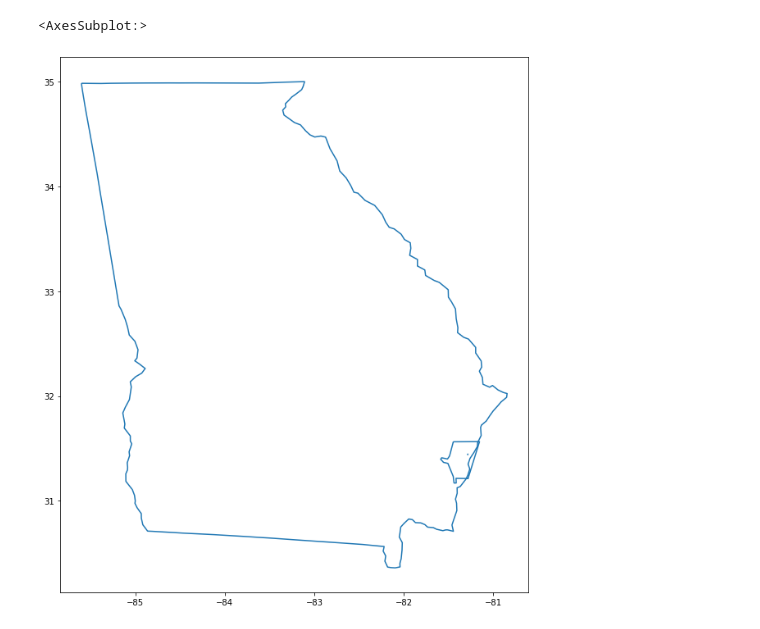
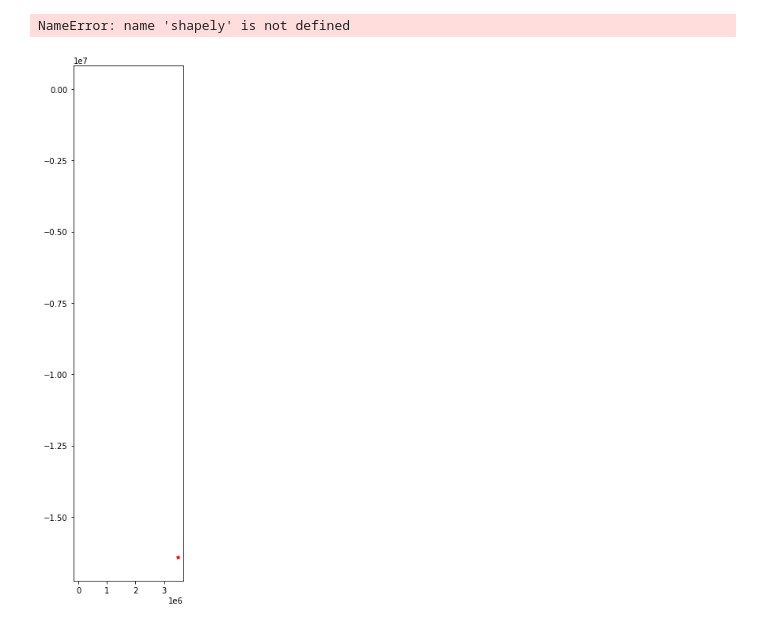
Before and after one commit to asajulien/PhD, a Jupyter notebook: Jupyter/Flats work/ROI for FLATS.ipynb, the cells around one changed output. Cells and saved outputs as stored; diff of their text form; code cells hidden in the pictures.

Commit message:
More figure updates

```diff
--- a/Jupyter/Flats work/ROI for FLATS.ipynb
+++ b/Jupyter/Flats work/ROI for FLATS.ipynb
@@ -57,17 +57,59 @@ Map(bottom=107386.0, center=[31.26195272205703, -81.02074308866202], controls=(W
 #Map of flux tower and GCE
 import matplotlib.pyplot as plt
 import geopandas as gpd
+import folium
+import contextily as ctx
 
-states = gpd.read_file('F:/US states/cb_2018_us_state_20m.shp').to_crs(4326)
+states = gpd.read_file('F:/US states/cb_2018_us_state_20m.shp').to_crs(3857) #Web mercator
 states.crs
 
-gce = gpd.read_file(gce_lter).to_crs(4326)
-flux = gpd.read_file(gce_fluxproper).to_crs(4326)
+gce = gpd.read_file(gce_lter).to_crs(3857)
+flux = gpd.read_file(gce_fluxproper).to_crs(3857)
 
-fig, ax = plt.subplots (figsize = (12,12))
-states[states['NAME'] == 'Georgia'].boundary.plot(ax = ax)
-gce.boundary.plot(ax = ax)
-flux.plot(ax = ax)
+p = gpd.GeoSeries(shapely.geometry.Point(31.3894, -81.2836), crs="epsg:4326").to_crs(3857)
+
+fig, ax = plt.subplots (figsize = (12,12), alpha = 0.5, edgecolor = 'black')
+states[states['NAME'] == 'Georgia'].boundary.plot(ax = ax, edgecolor = 'black')
+gce.boundary.plot(ax = ax, edgecolor = 'red')
+# flux.plot(ax = ax)
+
+ctx.add_basemap(ax, zoom = 8, source=ctx.providers.Stamen.TonerLite)
+
+# p.plot(ax = ax, marker_type = "marker")
+
+from matplotlib_scalebar.scalebar import ScaleBar
+
+ax.add_artist(ScaleBar(
+    dx=1,
+    units="km",
+     dimension="si-length",
+     length_fraction=0.25,
+    scale_formatter=lambda value, unit: f' {value * 1000} km ',
+    location='lower left'
+))
+ax.set_yticks([])
+ax.set_xticks([])
 # %% [output]
-<AxesSubplot:>
+NameError: name 'shapely' is not defined
-[figure, removed]
+# %%
+# fig, ax = plt.subplots (figsize = (12,12), alpha = 0.5, edgecolor = 'black')
+# axins = zoomed_inset_axes(ax, 2, loc=1)
+# minx,miny,maxx,maxy =  ga_state.total_bounds
+# axins.set_xlim(minx, maxx)
+# axins.set_ylim(miny, maxy)
+
+# mark_inset(ax, axins, loc1=2, loc2=4, fc="none", ec="0.5")
+# plt.show()
+
+
+# Create a base map of Georgia
+ax = ga_state.plot(figsize = (12,12), color='blue', edgecolor='black')
+
+# Add the coastal location as a point
+coastal_location = p
+coastal_location.plot(ax=ax, marker='*', color='red', markersize=20)
+
+# Show the map
+plt.show()
+# %% [output]
+[figure, added]
```
Also changed, not shown: parts of 8 cells of this notebook, 4 other files.
